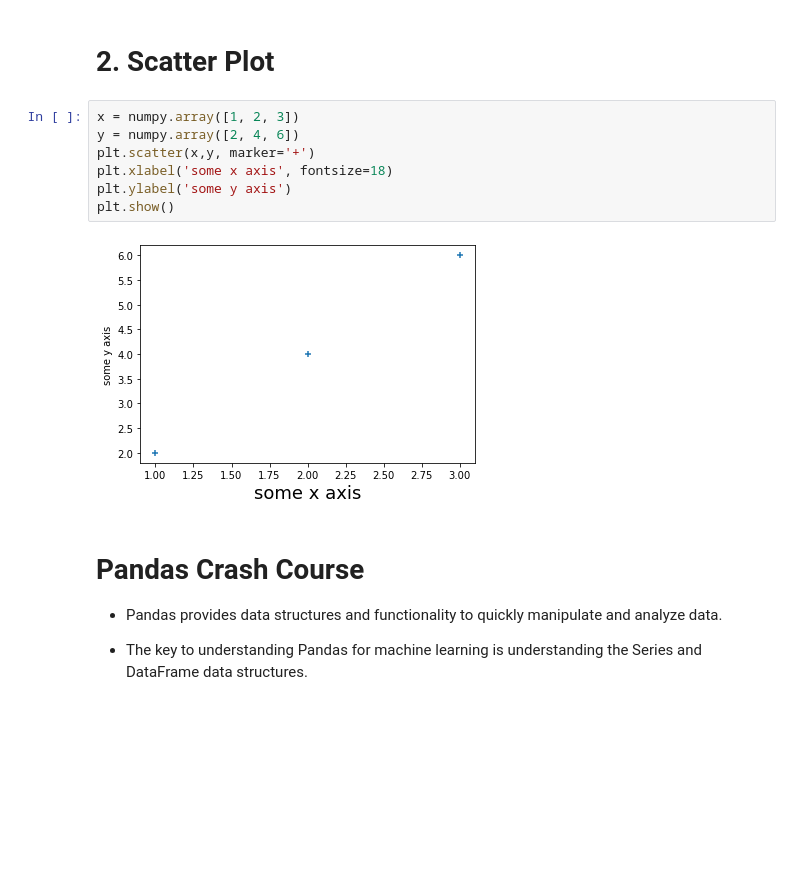
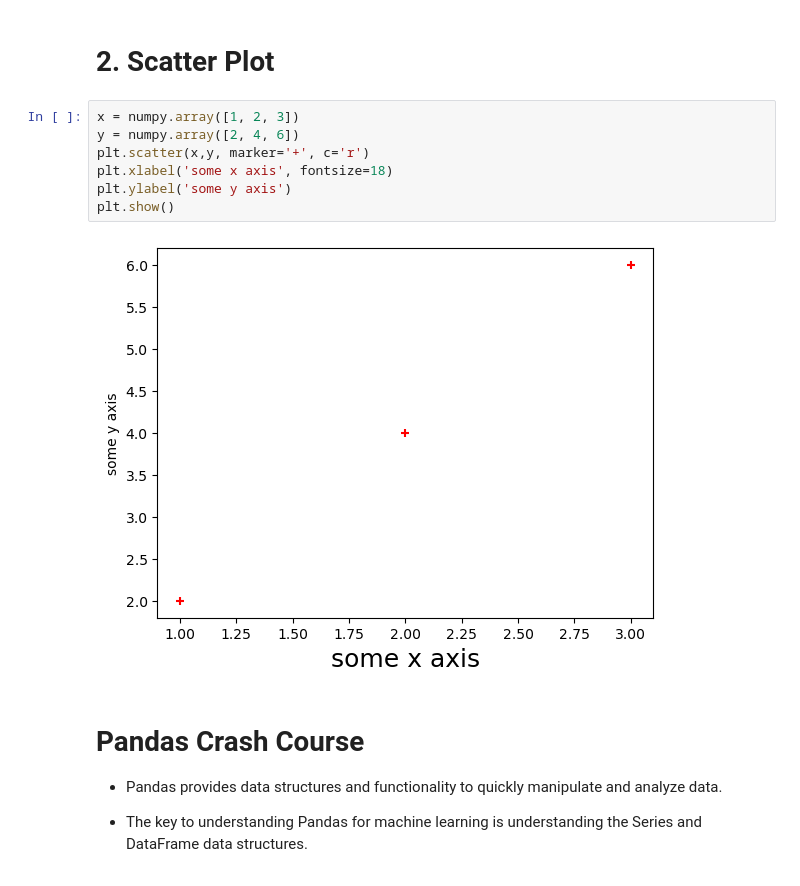
Before and after one commit to RahmanPeimankar/aml-sdu-f25, a Jupyter notebook: Lecture 2/aml_2_python_basics.ipynb, the cells around one changed output. Cells and saved outputs as stored; diff of their text form; blank space fills up the shorter version.

```diff
--- a/Lecture 2/aml_2_python_basics.ipynb
+++ b/Lecture 2/aml_2_python_basics.ipynb
@@ -348,12 +346,12 @@ plt.show()
 # %%
 x = numpy.array([1, 2, 3])
 y = numpy.array([2, 4, 6])
-plt.scatter(x,y, marker='+')
+plt.scatter(x,y, marker='+', c='r')
 plt.xlabel('some x axis', fontsize=18)
 plt.ylabel('some y axis')
 plt.show()
 # %% [output]
-[figure, old version]
+[figure, new version]
 # %% [markdown]
 # Pandas Crash Course
 + Pandas provides data structures and functionality to quickly manipulate and analyze data.
```
Also changed, not shown: parts of 13 cells of this notebook, 29 other files.
